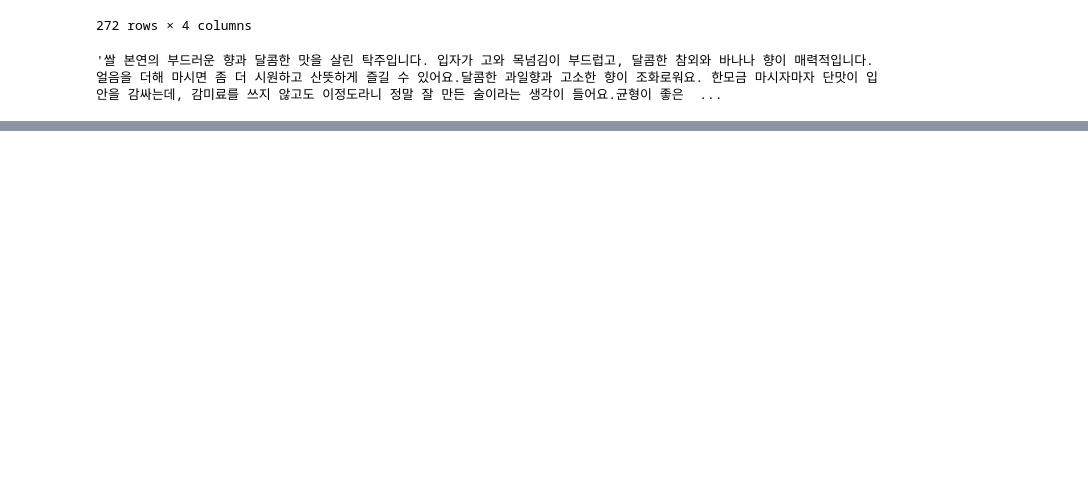
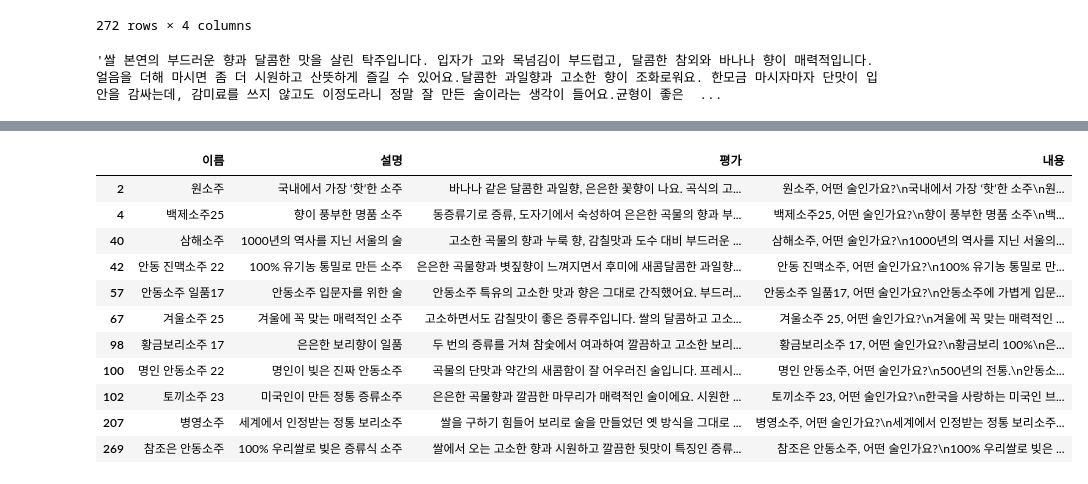
Before and after one commit to JJongSSu/Study, a Jupyter notebook: Teamproject/second/2차 크롤링/백술닷컴.ipynb, the cells around one changed output, grey strips where cells are left out. Saved outputs shown, nothing was run; the diff lists cells and outputs as text; code cells hidden in the pictures; blank space fills up the shorter version.

```diff
--- a/Teamproject/second/2차 크롤링/백술닷컴.ipynb
+++ b/Teamproject/second/2차 크롤링/백술닷컴.ipynb
@@ -146,3 +146,7 @@ paiksool.평가[1]
 '쌀 본연의 부드러운 향과 달콤한 맛을 살린 탁주입니다. 입자가 고와 목넘김이 부드럽고, 달콤한 참외와 바나나 향이 매력적입니다. 얼음을 더해 마시면 좀 더 시원하고 산뜻하게 즐길 수 있어요.달콤한 과일향과 고소한 향이 조화로워요. 한모금 마시자마자 단맛이 입안을 감싸는데, 감미료를 쓰지 않고도 이정도라니 정말 잘 만든 술이라는 생각이 들어요.균형이 좋은  ...
 # %%
 paiksool.to_csv('paiksool.csv')
+# %%
+a = pd.read_csv('paiksool.csv')
+del a['Unnamed: 0']
+a
@@ -148,0 +167,15 @@ paiksool.to_csv('paiksool.csv')
+# %%
+a[a['이름'].str.contains('소주')]
+# %% [output]
+|  | 이름 | 설명 | 평가 | 내용 |
+| 2 | 원소주 | 국내에서 가장 ‘핫’한 소주 | 바나나 같은 달콤한 과일향, 은은한 꽃향이 나요. 곡식의 고... | 원소주, 어떤 술인가요?\n국내에서 가장 ‘핫’한 소주\n원... |
+| 4 | 백제소주25 | 향이 풍부한 명품 소주 | 동증류기로 증류, 도자기에서 숙성하여 은은한 곡물의 향과 부... | 백제소주25, 어떤 술인가요?\n향이 풍부한 명품 소주\n백... |
+| 40 | 삼해소주 | 1000년의 역사를 지닌 서울의 술 | 고소한 곡물의 향과 누룩 향, 감칠맛과 도수 대비 부드러운 ... | 삼해소주, 어떤 술인가요?\n1000년의 역사를 지닌 서울의... |
+| 42 | 안동 진맥소주 22 | 100% 유기농 통밀로 만든 소주 | 은은한 곡물향과 볏짚향이 느껴지면서 후미에 새콤달콤한 과일향... | 안동 진맥소주, 어떤 술인가요?\n100% 유기농 통밀로 만... |
+| 57 | 안동소주 일품17 | 안동소주 입문자를 위한 술 | 안동소주 특유의 고소한 맛과 향은 그대로 간직했어요. 부드러... | 안동소주 일품17, 어떤 술인가요?\n안동소주에 가볍게 입문... |
+| 67 | 겨울소주 25 | 겨울에 꼭 맞는 매력적인 소주 | 고소하면서도 감칠맛이 좋은 증류주입니다. 쌀의 달콤하고 고소... | 겨울소주 25, 어떤 술인가요?\n겨울에 꼭 맞는 매력적인 ... |
+| 98 | 황금보리소주 17 | 은은한 보리향이 일품 | 두 번의 증류를 거쳐 참숯에서 여과하여 깔끔하고 고소한 보리... | 황금보리소주 17, 어떤 술인가요?\n황금보리 100%\n은... |
+| 100 | 명인 안동소주 22 | 명인이 빚은 진짜 안동소주 | 곡물의 단맛과 약간의 새콤함이 잘 어우러진 술입니다. 프레시... | 명인 안동소주, 어떤 술인가요?\n500년의 전통.\n안동소... |
+| 102 | 토끼소주 23 | 미국인이 만든 정통 증류소주 | 은은한 곡물향과 깔끔한 마무리가 매력적인 술이에요. 시원한 ... | 토끼소주 23, 어떤 술인가요?\n한국을 사랑하는 미국인 브... |
+| 207 | 병영소주 | 세계에서 인정받는 정통 보리소주 | 쌀을 구하기 힘들어 보리로 술을 만들었던 옛 방식을 그대로 ... | 병영소주, 어떤 술인가요?\n세계에서 인정받는 정통 보리소주... |
+| 269 | 참조은 안동소주 | 100% 우리쌀로 빚은 증류식 소주 | 쌀에서 오는 고소한 향과 시원하고 깔끔한 뒷맛이 특징인 증류... | 참조은 안동소주, 어떤 술인가요?\n100% 우리쌀로 빚은 ... |
```
Also changed, not shown: parts of 1 cell of this notebook.
